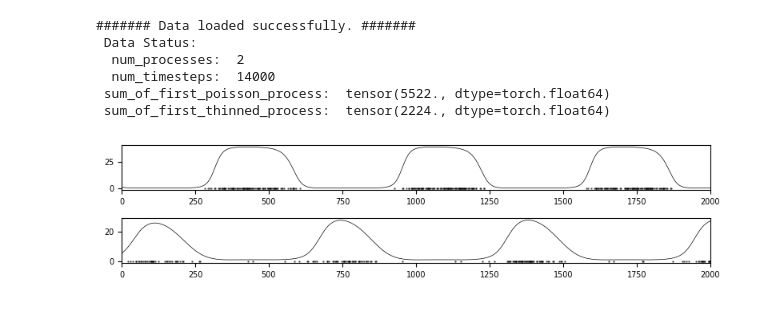
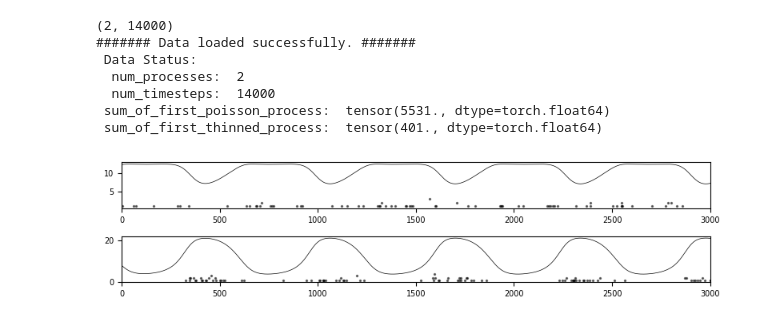
Before and after one commit to gabrielgramm/Learning_Dynamical_Systems_from_Point_Process_Data, a Jupyter notebook: run_optimization.ipynb, the cells around one changed output. Cells and saved outputs as stored; diff of their text form; code cells hidden in the pictures.

Commit message:
data generation

```diff
--- a/run_optimization.ipynb
+++ b/run_optimization.ipynb
@@ -7,38 +7,40 @@ import numpy as np
 import matplotlib.pyplot as plt
 from dynamical_system import ODE
 from helpers.helpers import Helper
 from variational_inference.variational_inference import VariationalInference
 from variational_inference.optimization_loop import optimization_loop
 from data_generation.data_generator import DataGenerator
 from time_grid_optimization.time_grid_optimizer2 import Time_grid_optimizer2
 from time_series.ts_Helper import TS_Helper
 from helpers.plotter import plot_loss, plot_big_time_grid, plot_time_grid, plot_time_grid_kernel
 
 ######### load data #########
 folder_name = 'data_generation\\generated_data'
-name = 'data_arrays_T14000_n2_mu0.5.npz'
+name = 'marked_T14000_n2_mu0.5.npz'
 file_path = os.path.join(folder_name, name)
 loaded_data = np.load(file_path)
 full_gp_samples = loaded_data['gp_samples']
 full_poisson_process = loaded_data['poisson_process']
 full_thinned_process = loaded_data['thinned_process']
+print(full_thinned_process.shape)
 
 full_gp_samples = torch.tensor(full_gp_samples, dtype=torch.float64)
 gp_samples = full_gp_samples[:, :10000] #!!!!!   cut down to train size    !!!!!
 full_poisson_process = torch.tensor(full_poisson_process, dtype=torch.float64)
 full_thinned_process = torch.tensor(full_thinned_process, dtype=torch.float64)
 
 DataGenerator.print_data_status(full_gp_samples, full_poisson_process, full_thinned_process)
-DataGenerator.plot_generated_data(full_gp_samples, full_poisson_process, full_thinned_process, xlim=2000)
+DataGenerator.plot_marked_data(full_gp_samples, full_poisson_process, full_thinned_process, xlim=3000)
 num_processes = full_thinned_process.shape[0]
 # %% [output]
+(2, 14000)
 ####### Data loaded successfully. #######
  Data Status:
   num_processes:  2
   num_timesteps:  14000
- sum_of_first_poisson_process:  tensor(5522., dtype=torch.float64)
- sum_of_first_thinned_process:  tensor(2224., dtype=torch.float64)
+ sum_of_first_poisson_process:  tensor(5531., dtype=torch.float64)
+ sum_of_first_thinned_process:  tensor(401., dtype=torch.float64)
-[figure, old version]
+[figure, new version]
 # %%
 list_vi_objects = []
 loss_tracker_all_processes = []
```
Also changed, not shown: parts of 1 cell of this notebook, 5 other files.
